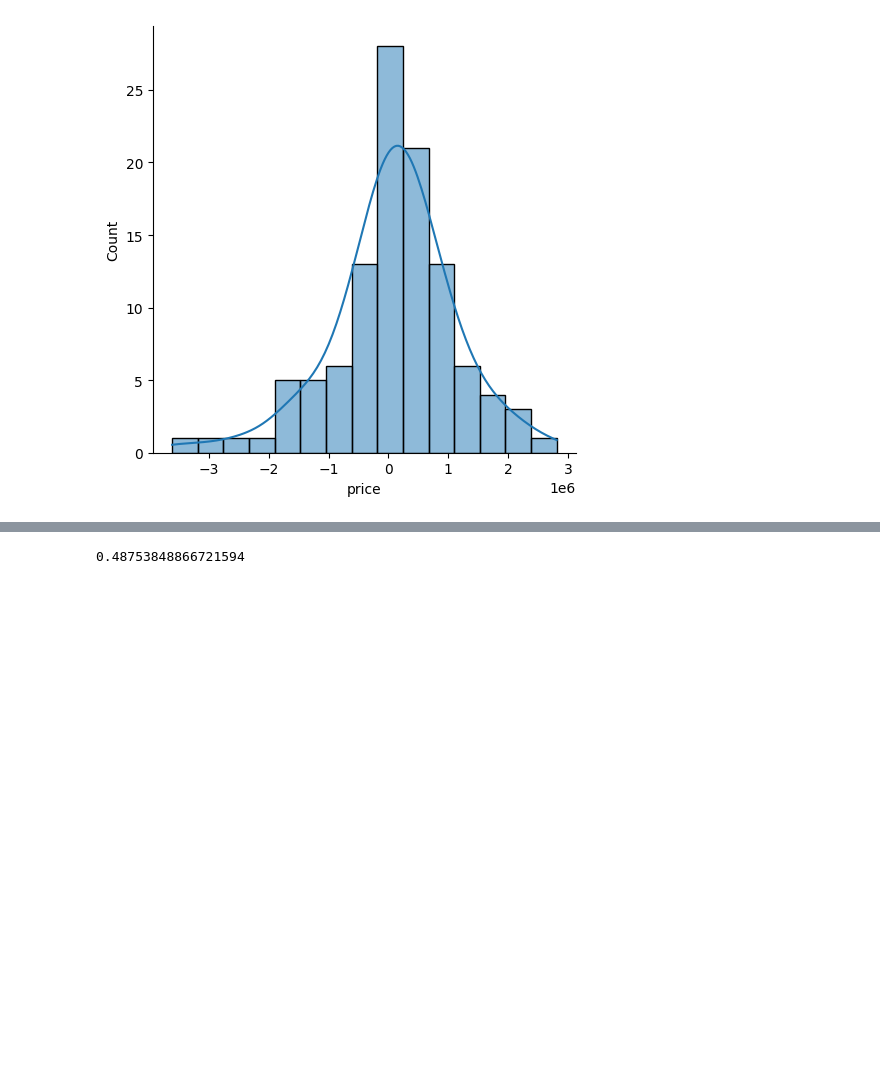
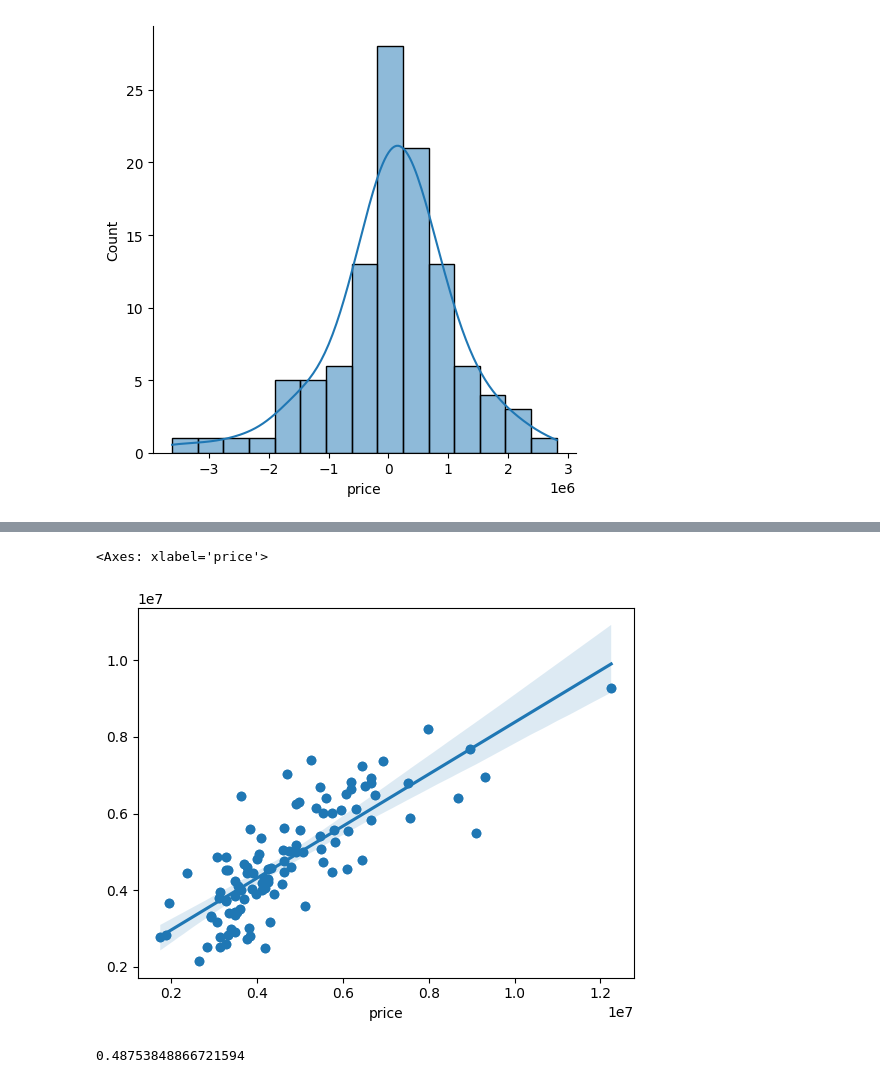
Before and after one commit to Karush2807/TechRumble01, a Jupyter notebook: main2.ipynb, the cells around one changed output, grey strips where cells are left out. Drawn from its saved outputs; the diff is of its cells as text; code cells hidden in the pictures; blank space fills up the shorter version.

Commit message:
linear regression model completed

```diff
--- a/main2.ipynb
+++ b/main2.ipynb
@@ -228,6 +234,9 @@ scaler=StandardScaler()
 x_train=scaler.fit_transform(x_train) #output data pr nhi krte standardize
 # %%
 x_test=scaler.transform(x_test)
+# %%
+x_train_final=scaler.fit_transform(x_train)
+x_test_final=scaler.transform(x_test)
 # %%
 x_test_original = scaler.inverse_transform(x_test)
 # %%
@@ -236,7 +245,7 @@ from sklearn.linear_model import LinearRegression
 from sklearn.model_selection import cross_val_score
 # %%
 regression=LinearRegression()
-regression.fit(x_train, y_train)
+regression.fit(x_train_final, y_train)
 # %% [output]
 LinearRegression()
 # %%
@@ -318,3 +324,10 @@ AttributeError: 'numpy.ndarray' object has no attribute 'head'
+# %%
+
+plt.scatter(y_test,reg_pred)
+sns.regplot(x=y_test,y=reg_pred)
+# %% [output]
+<Axes: xlabel='price'>
+[figure, added]
 # %%
 score
 # %% [output]
```
Also changed, not shown: parts of 3 cells of this notebook.
